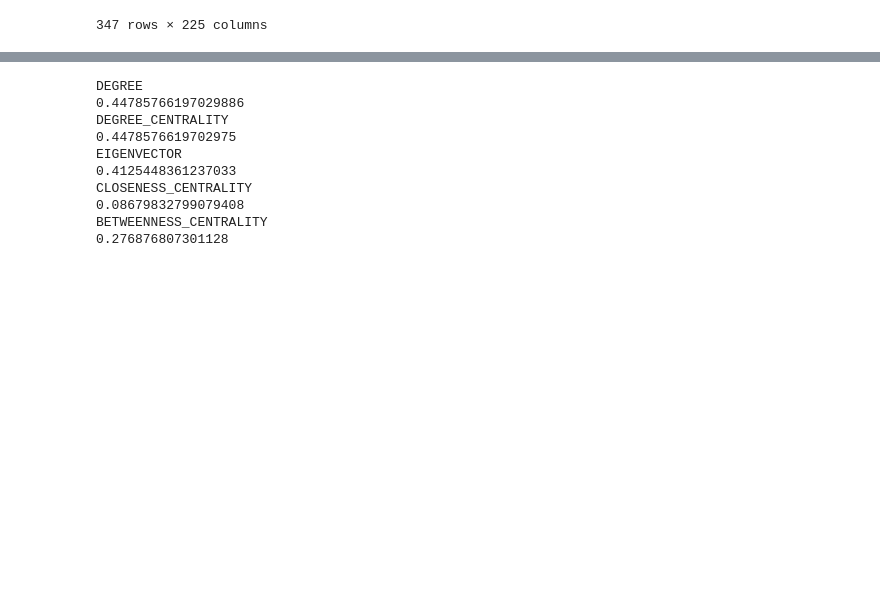
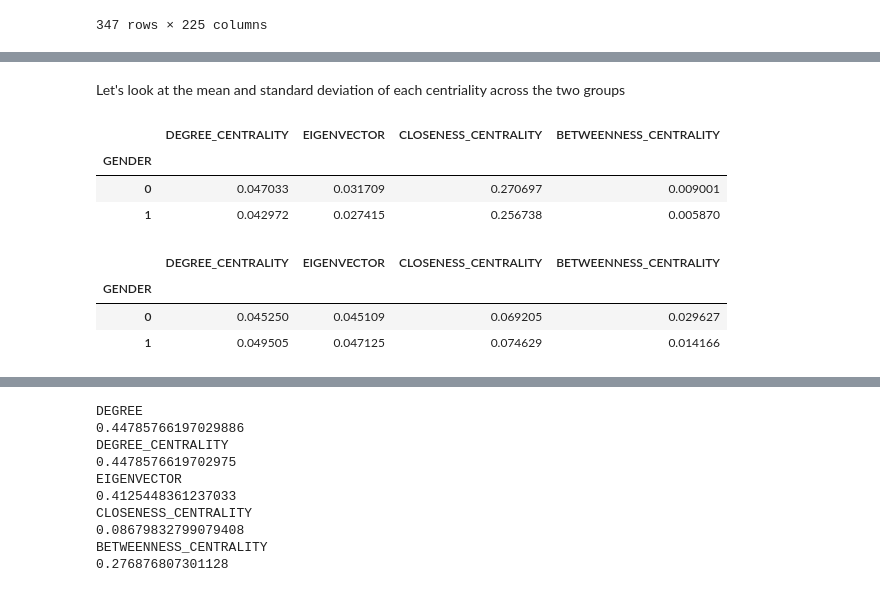
Before and after one commit to SamReeves/web_analytics, a Jupyter notebook: project 1/Project 1.ipynb, the cells around one changed output, grey strips where cells are left out. Cells and saved outputs as stored; diff of their text form; code cells hidden in the pictures; blank space fills up the shorter version.

```diff
--- a/project 1/Project 1.ipynb
+++ b/project 1/Project 1.ipynb
@@ -141,0 +160,18 @@ The p-values are:
+# %% [markdown]
+Let's look at the mean and standard deviation of each centriality across the two groups
+# %%
+mean_values = summarys[summarys.columns[2:]]
+mean_values.groupby('GENDER').mean()
+# %% [output]
+|  | DEGREE_CENTRALITY | EIGENVECTOR | CLOSENESS_CENTRALITY | BETWEENNESS_CENTRALITY |
+| GENDER |  |  |  |  |
+| 0 | 0.047033 | 0.031709 | 0.270697 | 0.009001 |
+| 1 | 0.042972 | 0.027415 | 0.256738 | 0.005870 |
+# %%
+mean_values = summarys[summarys.columns[2:]]
+mean_values.groupby('GENDER').std()
+# %% [output]
+|  | DEGREE_CENTRALITY | EIGENVECTOR | CLOSENESS_CENTRALITY | BETWEENNESS_CENTRALITY |
+| GENDER |  |  |  |  |
+| 0 | 0.045250 | 0.045109 | 0.069205 | 0.029627 |
+| 1 | 0.049505 | 0.047125 | 0.074629 | 0.014166 |
```
Also changed, not shown: parts of 53 cells of this notebook.
